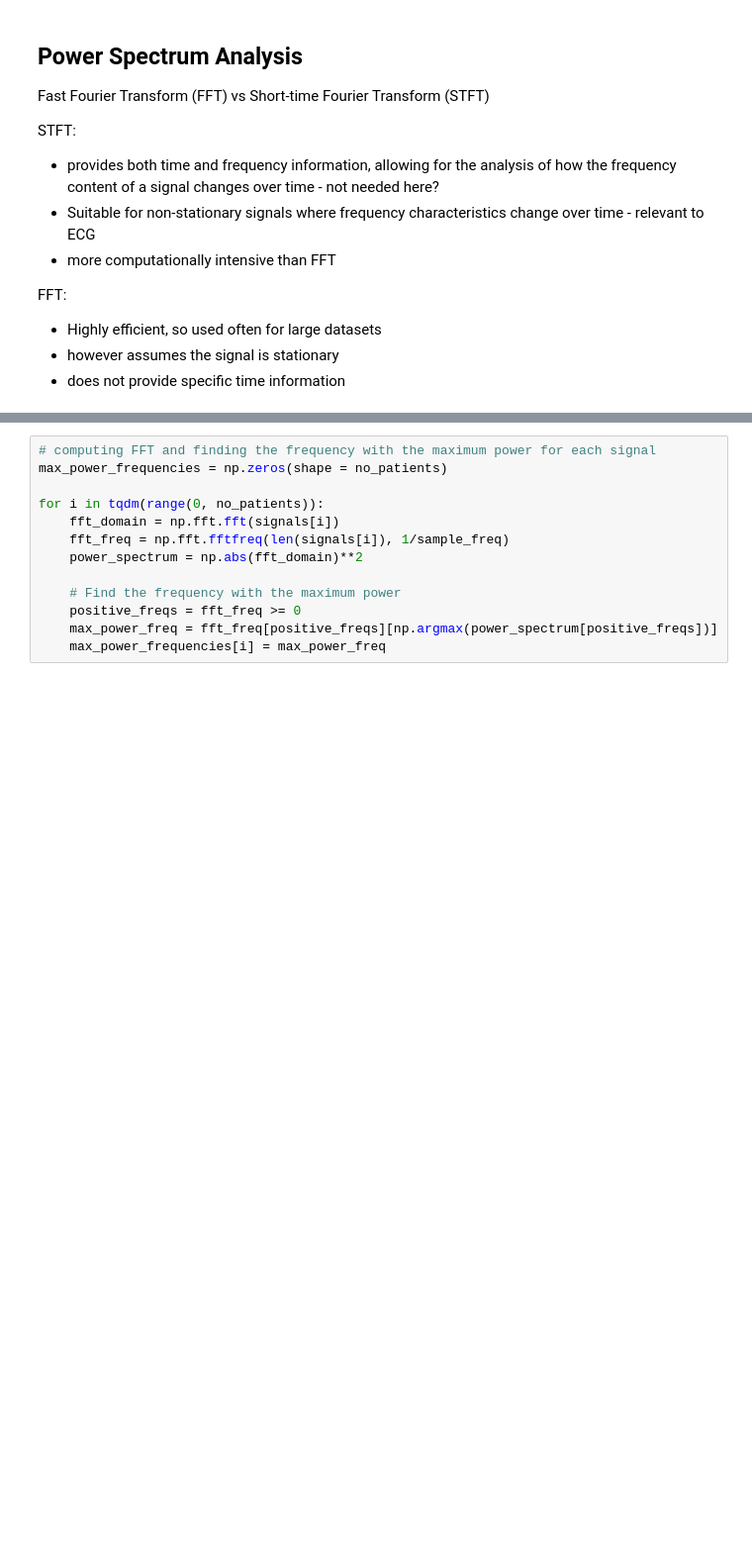
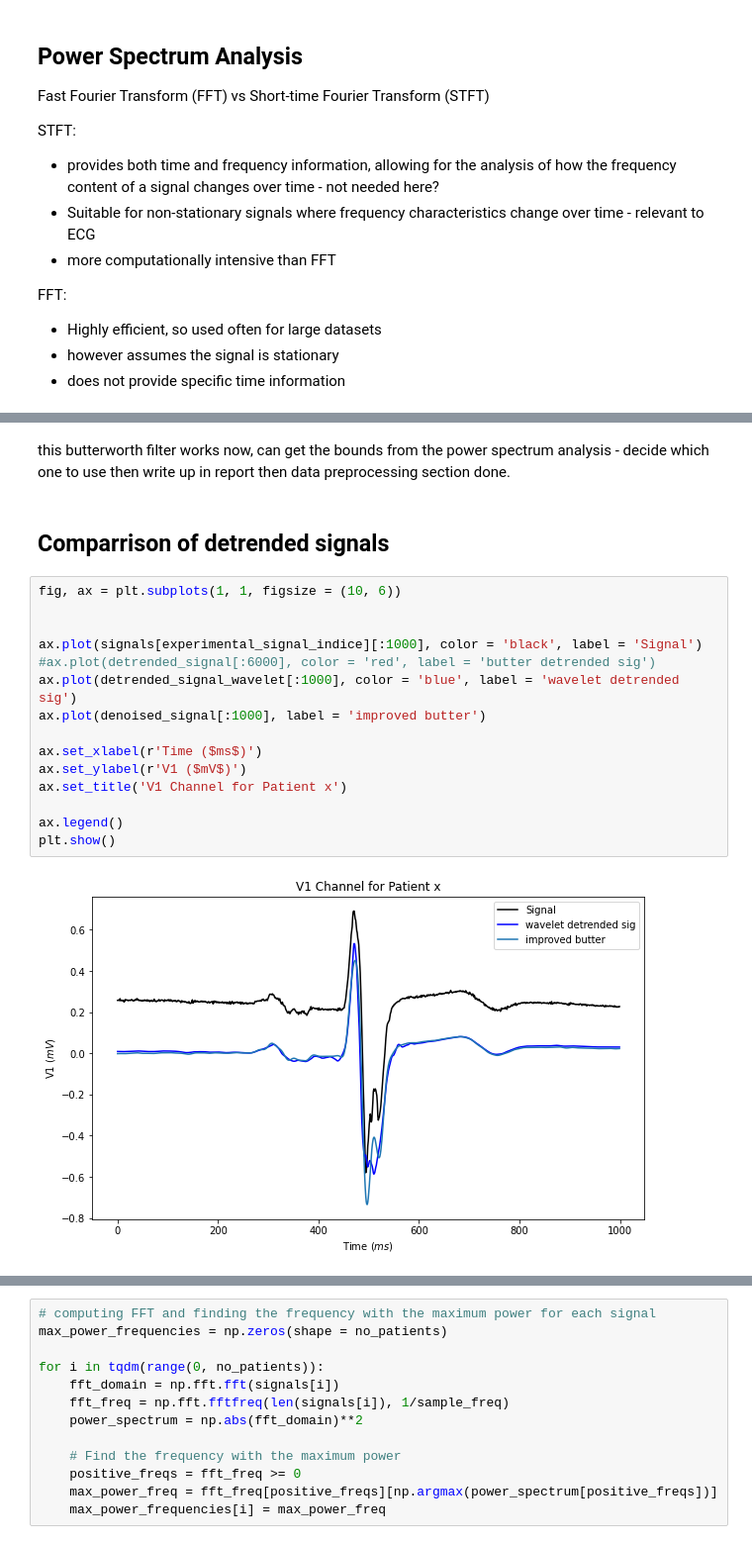
Before and after one commit to patcourts/ES98C-ECG-Project, a Jupyter notebook: examples/Data_Pre-processing_Experimentation.ipynb, the cells around one changed output, grey strips where cells are left out. Shown at 99% size. Cells and saved outputs as stored; diff of their text form; blank space fills up the shorter version.

```diff
--- a/examples/Data_Pre-processing_Experimentation.ipynb
+++ b/examples/Data_Pre-processing_Experimentation.ipynb
@@ -277,0 +294,21 @@ plt.show()
+# %% [markdown]
+this butterworth filter works now, can get the bounds from the power spectrum analysis - decide which one to use then write up in report then data preprocessing section done.
+# %% [markdown]
+## Comparrison of detrended signals
+# %%
+fig, ax = plt.subplots(1, 1, figsize = (10, 6))
+
+
+ax.plot(signals[experimental_signal_indice][:1000], color = 'black', label = 'Signal')
+#ax.plot(detrended_signal[:6000], color = 'red', label = 'butter detrended sig')
+ax.plot(detrended_signal_wavelet[:1000], color = 'blue', label = 'wavelet detrended sig')
+ax.plot(denoised_signal[:1000], label = 'improved butter')
+
+ax.set_xlabel(r'Time ($ms$)')
+ax.set_ylabel(r'V1 ($mV$)')
+ax.set_title('V1 Channel for Patient x')
+
+ax.legend()
+plt.show()
+# %% [output]
+[figure, added]
```
Also changed, not shown: parts of 22 cells of this notebook, 1 other file.
